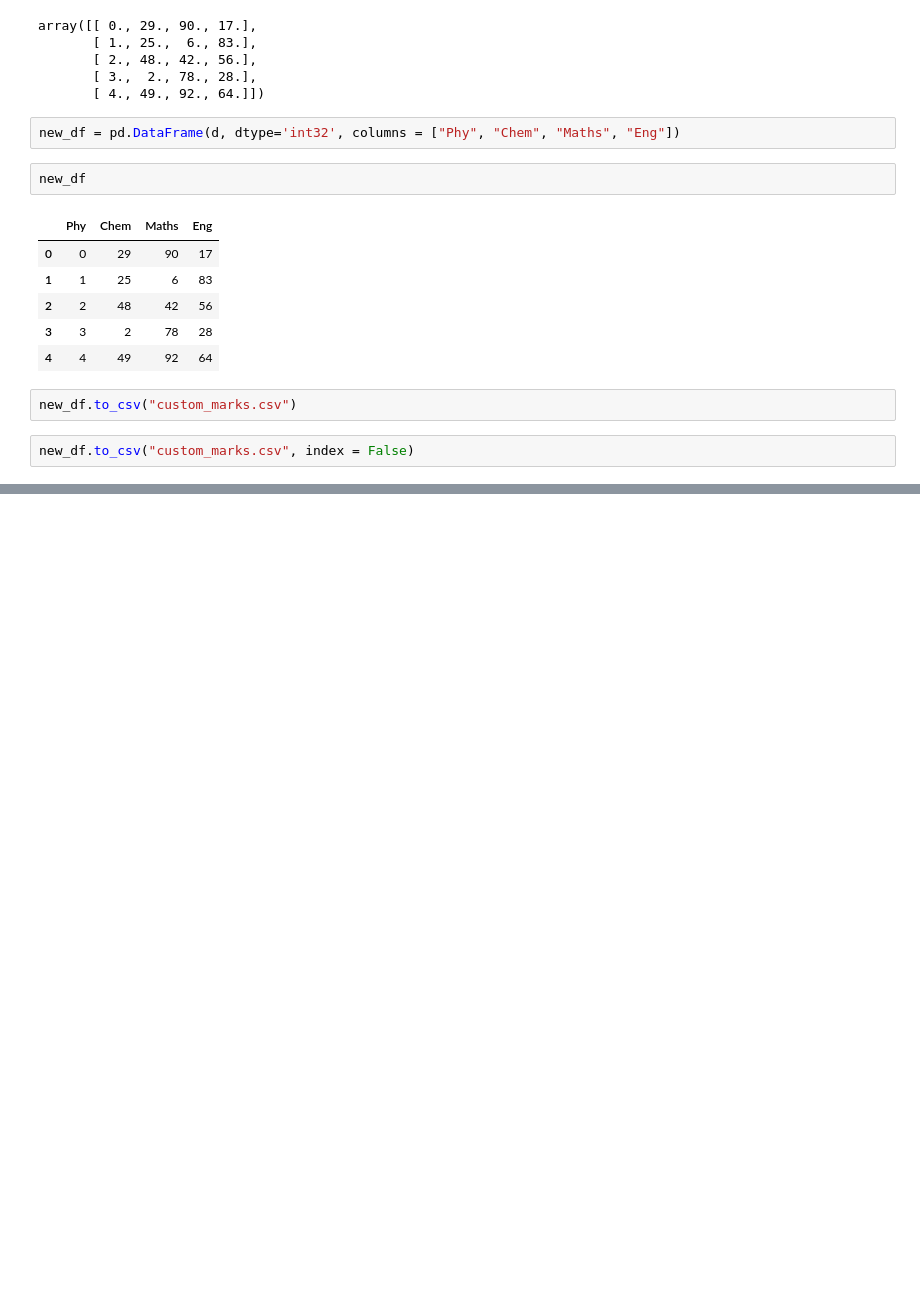
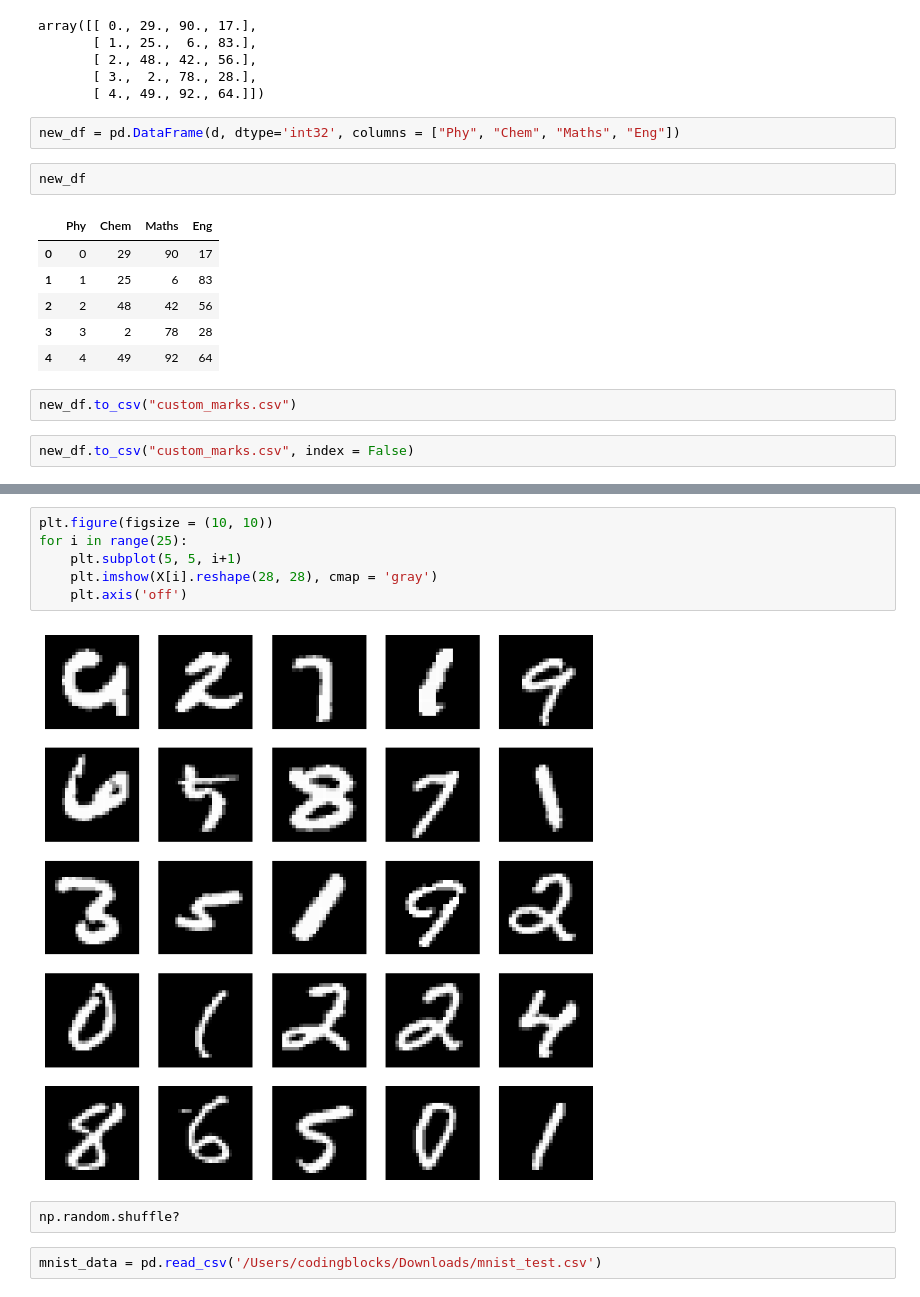
Before and after one commit to Abhijeet399/Data_Science_batch_noida, a Jupyter notebook: pandas.ipynb, the cells around one changed output, grey strips where cells are left out. Cells and saved outputs as stored; diff of their text form; blank space fills up the shorter version.

```diff
--- a/pandas.ipynb
+++ b/pandas.ipynb
@@ -193,0 +244,12 @@ new_df.to_csv("custom_marks.csv", index = False)
+# %%
+plt.figure(figsize = (10, 10))
+for i in range(25):
+    plt.subplot(5, 5, i+1)
+    plt.imshow(X[i].reshape(28, 28), cmap = 'gray')
+    plt.axis('off')
+# %% [output]
+[figure, added]
+# %%
+np.random.shuffle?
+# %%
+mnist_data = pd.read_csv('/Users/codingblocks/Downloads/mnist_test.csv')
```
Also changed, not shown: parts of 27 cells of this notebook.
